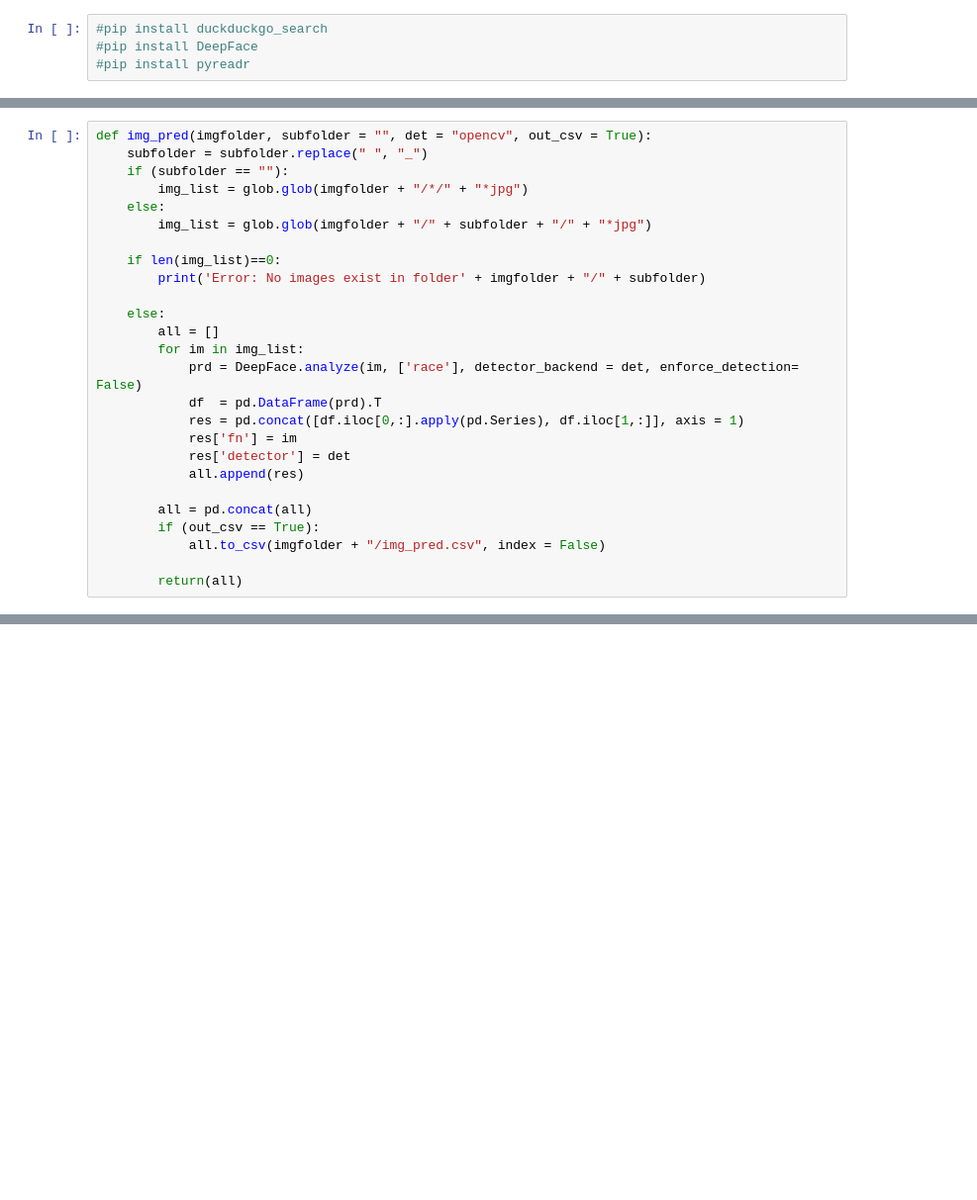
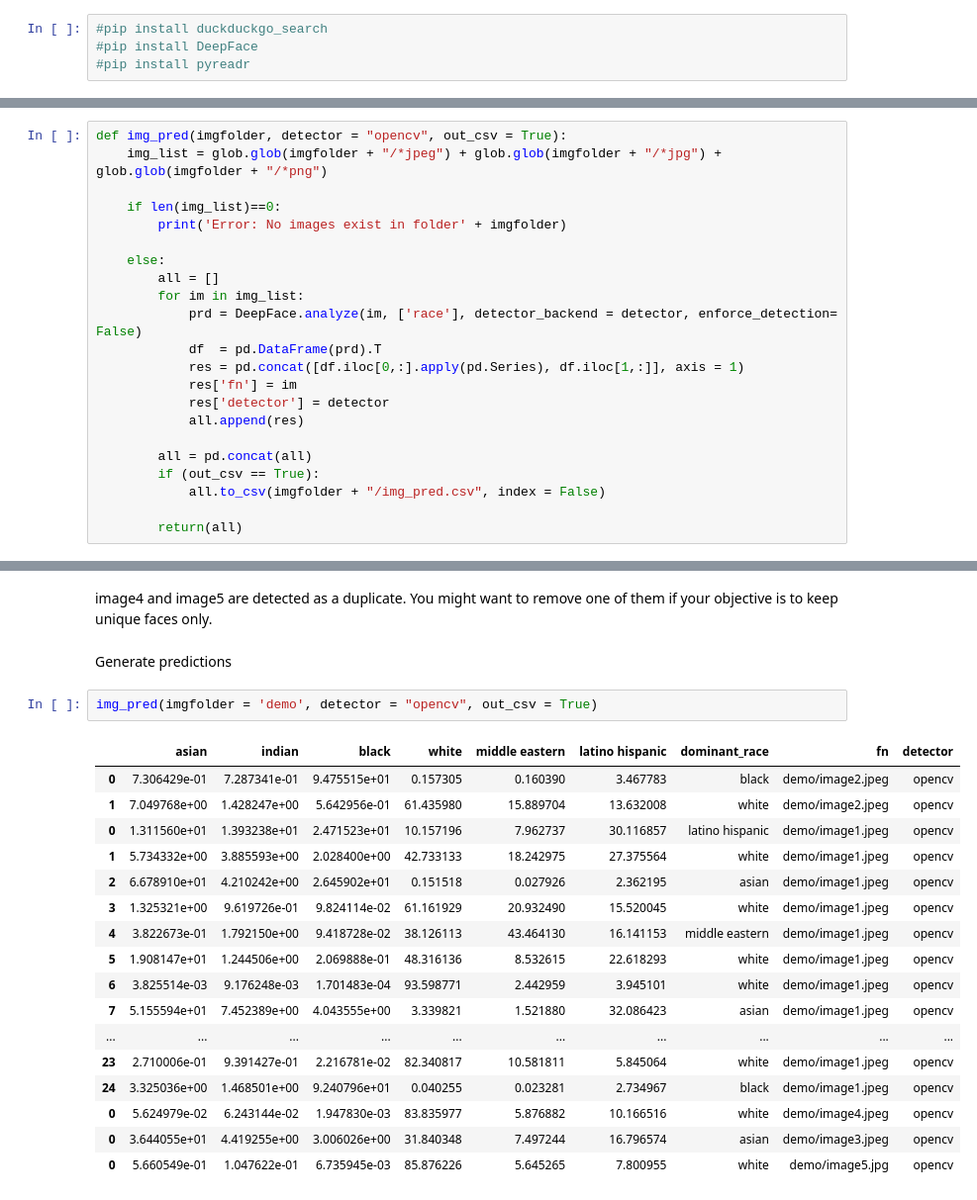
Before and after one commit to DianaDaInLee/PredEthnorace, a Jupyter notebook: PredEthnorace_Demo.ipynb, the cells around one changed output, grey strips where cells are left out. Shown at 99% size. Drawn from its saved outputs; the diff is of its cells as text; blank space fills up the shorter version.

```diff
--- a/PredEthnorace_Demo.ipynb
+++ b/PredEthnorace_Demo.ipynb
@@ -122,22 +77,18 @@ def img_search(fullname, maxnum, imgfolder):
 # %%
-def img_pred(imgfolder, subfolder = "", det = "opencv", out_csv = True):
-    subfolder = subfolder.replace(" ", "_")
-    if (subfolder == ""):
-        img_list = glob.glob(imgfolder + "/*/" + "*jpg")
-    else:
-        img_list = glob.glob(imgfolder + "/" + subfolder + "/" + "*jpg")
+def img_pred(imgfolder, detector = "opencv", out_csv = True):
+    img_list = glob.glob(imgfolder + "/*jpeg") + glob.glob(imgfolder + "/*jpg") + glob.glob(imgfolder + "/*png")
 
     if len(img_list)==0:
-        print('Error: No images exist in folder' + imgfolder + "/" + subfolder)
+        print('Error: No images exist in folder' + imgfolder)
 
     else:
         all = []
         for im in img_list:
-            prd = DeepFace.analyze(im, ['race'], detector_backend = det, enforce_detection= False)
+            prd = DeepFace.analyze(im, ['race'], detector_backend = detector, enforce_detection= False)
             df  = pd.DataFrame(prd).T
             res = pd.concat([df.iloc[0,:].apply(pd.Series), df.iloc[1,:]], axis = 1)
             res['fn'] = im
-            res['detector'] = det
+            res['detector'] = detector
             all.append(res)
 
         all = pd.concat(all)
@@ -173,0 +144,24 @@ img_pred(imgfolder = 'demo', det = "opencv", out_csv = True)
+# %% [markdown]
+image4 and image5 are detected as a duplicate. You might want to remove one of them if your objective is to keep unique faces only.
+# %% [markdown]
+Generate predictions
+# %%
+img_pred(imgfolder = 'demo', detector = "opencv", out_csv = True)
+# %% [output]
+|  | asian | indian | black | white | middle eastern | latino hispanic | dominant_race | fn | detector |
+| 0 | 7.306429e-01 | 7.287341e-01 | 9.475515e+01 | 0.157305 | 0.160390 | 3.467783 | black | demo/image2.jpeg | opencv |
+| 1 | 7.049768e+00 | 1.428247e+00 | 5.642956e-01 | 61.435980 | 15.889704 | 13.632008 | white | demo/image2.jpeg | opencv |
+| 0 | 1.311560e+01 | 1.393238e+01 | 2.471523e+01 | 10.157196 | 7.962737 | 30.116857 | latino hispanic | demo/image1.jpeg | opencv |
+| 1 | 5.734332e+00 | 3.885593e+00 | 2.028400e+00 | 42.733133 | 18.242975 | 27.375564 | white | demo/image1.jpeg | opencv |
+| 2 | 6.678910e+01 | 4.210242e+00 | 2.645902e+01 | 0.151518 | 0.027926 | 2.362195 | asian | demo/image1.jpeg | opencv |
+| 3 | 1.325321e+00 | 9.619726e-01 | 9.824114e-02 | 61.161929 | 20.932490 | 15.520045 | white | demo/image1.jpeg | opencv |
+| 4 | 3.822673e-01 | 1.792150e+00 | 9.418728e-02 | 38.126113 | 43.464130 | 16.141153 | middle eastern | demo/image1.jpeg | opencv |
+| 5 | 1.908147e+01 | 1.244506e+00 | 2.069888e-01 | 48.316136 | 8.532615 | 22.618293 | white | demo/image1.jpeg | opencv |
+| 6 | 3.825514e-03 | 9.176248e-03 | 1.701483e-04 | 93.598771 | 2.442959 | 3.945101 | white | demo/image1.jpeg | opencv |
+| 7 | 5.155594e+01 | 7.452389e+00 | 4.043555e+00 | 3.339821 | 1.521880 | 32.086423 | asian | demo/image1.jpeg | opencv |
+| ... | ... | ... | ... | ... | ... | ... | ... | ... | ... |
+| 23 | 2.710006e-01 | 9.391427e-01 | 2.216781e-02 | 82.340817 | 10.581811 | 5.845064 | white | demo/image1.jpeg | opencv |
+| 24 | 3.325036e+00 | 1.468501e+00 | 9.240796e+01 | 0.040255 | 0.023281 | 2.734967 | black | demo/image1.jpeg | opencv |
+| 0 | 5.624979e-02 | 6.243144e-02 | 1.947830e-03 | 83.835977 | 5.876882 | 10.166516 | white | demo/image4.jpeg | opencv |
+| 0 | 3.644055e+01 | 4.419255e+00 | 3.006026e+00 | 31.840348 | 7.497244 | 16.796574 | asian | demo/image3.jpeg | opencv |
+| 0 | 5.660549e-01 | 1.047622e-01 | 6.735945e-03 | 85.876226 | 5.645265 | 7.800955 | white | demo/image5.jpg | opencv |
```
Also changed, not shown: parts of 13 cells of this notebook.
